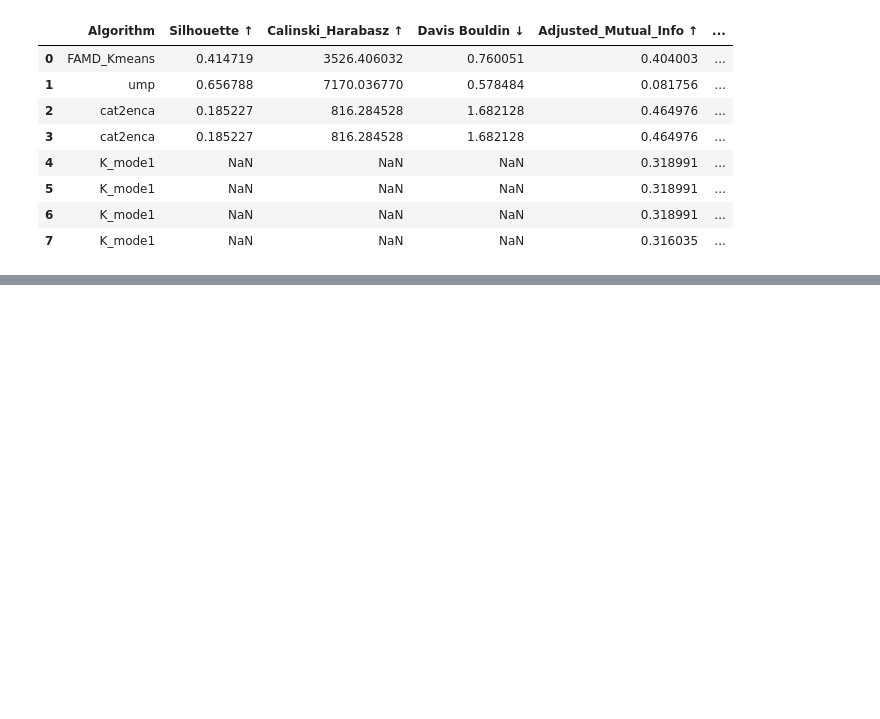
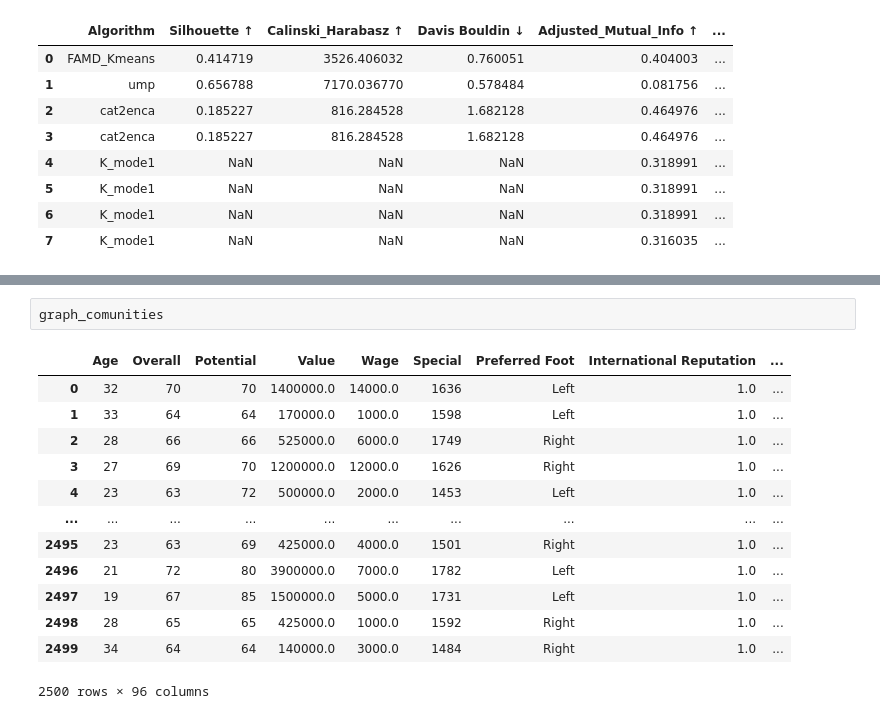
Before and after one commit to monk1337/Mixclu, a Jupyter notebook: models-Copy1.ipynb, the cells around one changed output, grey strips where cells are left out. Cells and saved outputs as stored; diff of their text form; blank space fills up the shorter version.

```diff
--- a/models-Copy1.ipynb
+++ b/models-Copy1.ipynb
@@ -400,0 +644,16 @@ scores
+# %%
+graph_comunities
+# %% [output]
+|  | Age | Overall | Potential | Value | Wage | Special | Preferred Foot | International Reputation | ... |
+| 0 | 32 | 70 | 70 | 1400000.0 | 14000.0 | 1636 | Left | 1.0 | ... |
+| 1 | 33 | 64 | 64 | 170000.0 | 1000.0 | 1598 | Left | 1.0 | ... |
+| 2 | 28 | 66 | 66 | 525000.0 | 6000.0 | 1749 | Right | 1.0 | ... |
+| 3 | 27 | 69 | 70 | 1200000.0 | 12000.0 | 1626 | Right | 1.0 | ... |
+| 4 | 23 | 63 | 72 | 500000.0 | 2000.0 | 1453 | Left | 1.0 | ... |
+| ... | ... | ... | ... | ... | ... | ... | ... | ... | ... |
+| 2495 | 23 | 63 | 69 | 425000.0 | 4000.0 | 1501 | Right | 1.0 | ... |
+| 2496 | 21 | 72 | 80 | 3900000.0 | 7000.0 | 1782 | Left | 1.0 | ... |
+| 2497 | 19 | 67 | 85 | 1500000.0 | 5000.0 | 1731 | Left | 1.0 | ... |
+| 2498 | 28 | 65 | 65 | 425000.0 | 1000.0 | 1592 | Right | 1.0 | ... |
+| 2499 | 34 | 64 | 64 | 140000.0 | 3000.0 | 1484 | Right | 1.0 | ... |
+2500 rows × 96 columns
```
Also changed, not shown: parts of 11 cells of this notebook, 1 other file.
